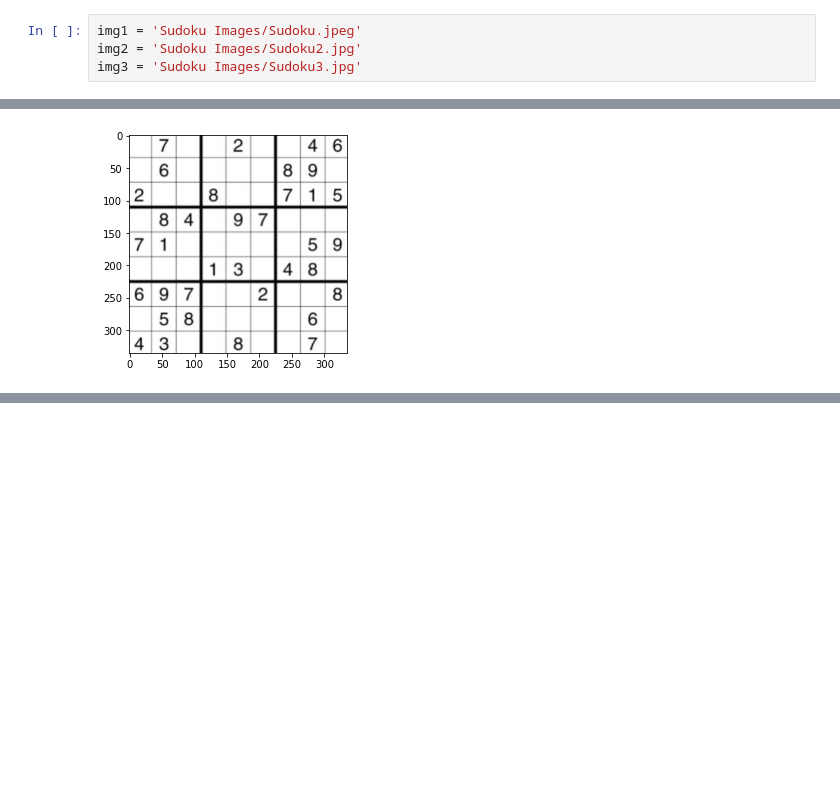
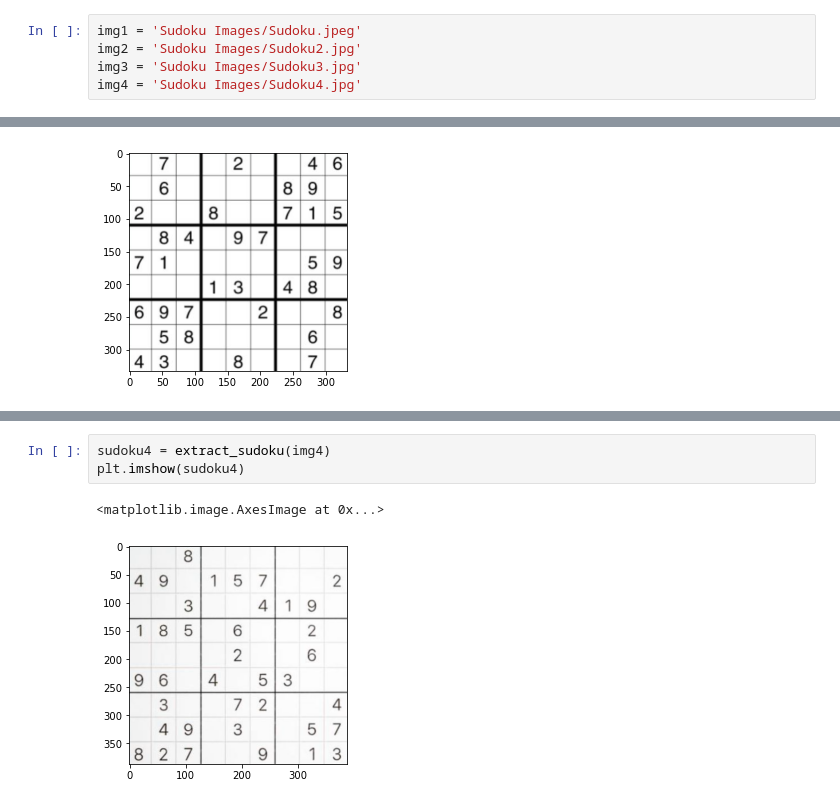
Before and after one commit to sarthag/Sudoku-Solver, a Jupyter notebook: Test Extract.ipynb, the cells around one changed output, grey strips where cells are left out. Drawn from its saved outputs; the diff is of its cells as text; blank space fills up the shorter version.

```diff
--- a/Test Extract.ipynb
+++ b/Test Extract.ipynb
@@ -8,6 +8,7 @@ from Extract_Sudoku import extract_sudoku
 img1 = 'Sudoku Images/Sudoku.jpeg'
 img2 = 'Sudoku Images/Sudoku2.jpg'
 img3 = 'Sudoku Images/Sudoku3.jpg'
+img4 = 'Sudoku Images/Sudoku4.jpg'
 # %%
 sudoku1 = extract_sudoku(img1)
 plt.imshow(sudoku1)
@@ -28,0 +93,6 @@ plt.imshow(sudoku3)
+# %%
+sudoku4 = extract_sudoku(img4)
+plt.imshow(sudoku4)
+# %% [output]
+<matplotlib.image.AxesImage at 0x...>
+[figure, added]
```
Also changed, not shown: parts of 6 cells of this notebook.
